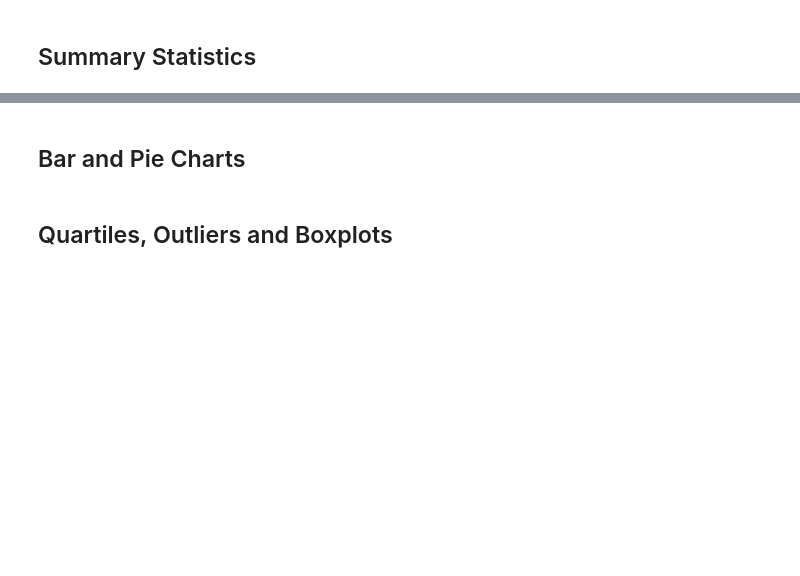
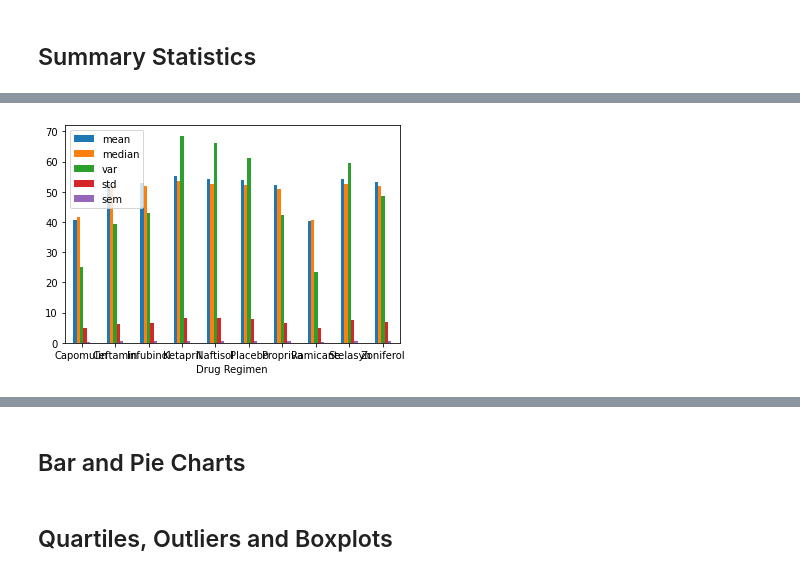
Before and after one commit to Yazz-01/Matplotlib_Pharma_Challenge, a Jupyter notebook: main_pharma.ipynb, the cells around one changed output, grey strips where cells are left out. Saved outputs shown, nothing was run; the diff lists cells and outputs as text; code cells hidden in the pictures; blank space fills up the shorter version.

Commit message:
Created the bar plot of statics per Drug Regimen
Finished the statistical calculations of the Drug regimen per Tumor volume and plotted the bargraph

```diff
--- a/main_pharma.ipynb
+++ b/main_pharma.ipynb
@@ -127,0 +92,3 @@ group_drug_reg.head()
+# %%
+# Drug regime per Tumor volume statistics: mean, median, variance, standard deviation and sem
+stats_tumor = study_results.groupby(["Drug Regimen"])["Tumor Volume (mm3)"].agg([np.mean,np.median,np.var,np.std,st.sem])
@@ -127,0 +111,7 @@ group_drug_reg.head()
+# %%
+# Generate a bar plot using both Pandas's DataFrame.plot() and Matplotlib's pyplot that shows the total number of measurements taken for each treatment regimen throughout the course of the study.
+
+plot_stats_tumor = stats_tumor.plot.bar(rot=0)
+#plot_stats_tumor[1].legend(loc=10)
+# %% [output]
+[figure, added]
```
Also changed, not shown: parts of 15 cells of this notebook.
